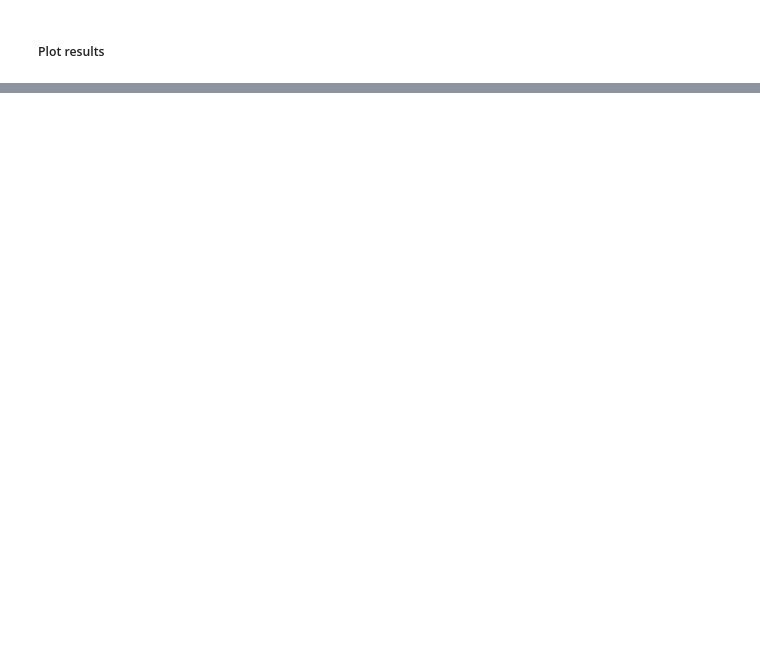
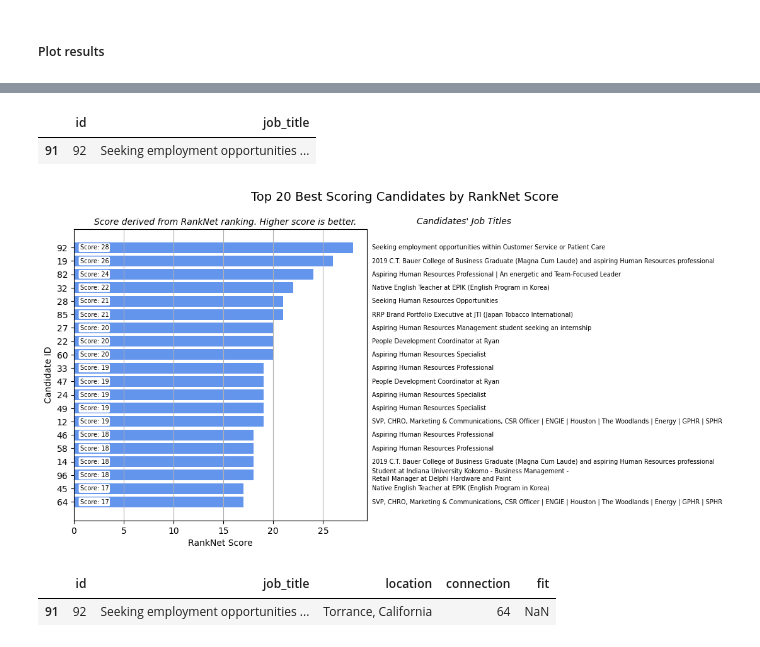
Before and after one commit to sralter/potential_talents, a Jupyter notebook: potential_talents_p2.ipynb, the cells around one changed output, grey strips where cells are left out. Saved outputs shown, nothing was run; the diff lists cells and outputs as text; code cells hidden in the pictures; blank space fills up the shorter version.

```diff
--- a/potential_talents_p2.ipynb
+++ b/potential_talents_p2.ipynb
@@ -883,2 +910,11 @@ final_ranking_df.head(10)
 # %% [markdown]
 ##### Plot results
+# %%
+# read in original data
+df = pd.read_csv('../data/3_data.csv')
+df['id'] = df['id'].astype(str)
+final_ranking_df['id'] = final_ranking_df['id'].astype(str)
+
+# add job_titles to final_ranking_df to match the IDs
+final_ranking_merged = pd.merge(final_ranking_df, df[['id','job_title']], on='id', how='left')
+final_ranking_merged.head()
@@ -885,67 +928,71 @@ final_ranking_df.head(10)
+# %%
+# check to make sure it worked - this job title should match above
+first_row = final_ranking_merged[:1]['id'][0] # get id
+df[['id','job_title']][df['id']==first_row]
+# %% [output]
+|  | id | job_title |
+| 91 | 92 | Seeking employment opportunities ... |
 # %%
-# Convert the 'id' column to string to ensure categorical labeling
-final_ranking_df['id'] = final_ranking_df['id'].astype(str)
-
-# define threshold above which we won't consider/display candidates
-threshold=3
-cumulative_scores_m_df_top = cumulative_scores_m_df[cumulative_scores_m_df['total_mean_score']<threshold]
+cutoff = 20
 
 # Plot the horizontal bar chart
-plt.figure(figsize=(6, 6))
-plt.barh(y=cumulative_scores_m_df_top['id'],
-         width=cumulative_scores_m_df_top['total_mean_score'],
+fig, ax = plt.subplots(figsize=(6, 6))
+plt.gca().invert_yaxis()
+plt.barh(y=final_ranking_merged[:cutoff]['id'],
+         width=final_ranking_merged[:cutoff]['score'],
          color='cornflowerblue')
 
+xmax = ax.get_xlim()[1]
+xmin = ax.get_xlim()[0]
+ymax = ax.get_ylim()[1]
+ymin = ax.get_ylim()[0]
+
 # Add labels with scores from specified columns on the bars
-for index, row in cumulative_scores_m_df_top.iterrows():
-    # Format the text to display the four specific scores for each bar
+for index, row in final_ranking_merged[:cutoff].iterrows():
+    # Format the text to display the scores for each bar
     label = (
-        f"Tfidf: {row['position_cosine_score']:.0f}, "
-        f"Word2Vec: {row['position_word2vec_score']:.0f}, "
-        f"GloVe: {row['position_glove_score']:.0f}, "
-        f"fastText: {row['position_fasttext_score']:.0f}, "
-        f"SBERT: {row['position_sbert_score']:.0f}"
+        f"Score: {row['score']:.0f}"
     )
     plt.text(
-        # row['total_mean_score'] / 2, # Center the text horizontally on the bar
-        0.1, # distance from y-axis
+        0.6, # distance from y-axis
         row['id'],
         label,
         ha='left',
         va='center',
         fontsize=7,
         color='black', # text color
-        bbox=dict(facecolor='white', edgecolor='none', boxstyle='round,pad=0.3') # White background
+        bbox=dict(facecolor='white', edgecolor='none', boxstyle='round,pad=0.2') # White background
     )
 
     # add the job_title to each corresponding applicant
     plt.text(
-        2.7,
+        xmax + 0.5,
         row['id'],
         f"{row['job_title']}",
         ha='left',
         va='center',
         fontsize=7,
         color='black'
     )
 
 # Add labels and title for clarity
 plt.ylabel('Candidate ID')
-plt.xlabel('Mean Overall Score')
-plt.suptitle('Best Scoring Candidates by Mean Overall Score', fontsize=14, x=1)
+plt.xlabel('RankNet Score')
+plt.suptitle(f'Top {cutoff} Best Scoring Candidates by RankNet Score', fontsize=14, x=1)
 
 # add subtitle
 axes=plt.gca()
 ylim=axes.get_ylim()
-plt.text(x=0.5, y=ylim[1]+0.5, # position just above highest y-limit
-         s='Score for each method. Lower score is better.', fontsize=10, style='italic', ha='left', va='center')
-plt.text(x=2.75, y=ylim[1]+0.35,
+plt.text(x=2, y=ymax-0.5, # position just above highest y-limit, note that axes are inverted
+         s='Score derived from RankNet ranking. Higher score is better.', fontsize=10, style='italic', ha='left', va='center')
+plt.text(x=xmax+5, y=ymax-0.4,
          s="Candidates' Job Titles", fontsize=10, style='italic')
 plt.grid(axis='x')
-# plt.gca().invert_yaxis()
 
-# plt.savefig('figures/3_overallscores.pdf',bbox_inches='tight')
-# plt.savefig('figures/3_overallscores.jpg',bbox_inches='tight')
-# plt.savefig('figures/3_overallscores.png',bbox_inches='tight')
+plt.savefig('figures/3_ranknet_results.pdf',bbox_inches='tight')
+plt.savefig('figures/3_ranknet_results.jpg',bbox_inches='tight')
+plt.savefig('figures/3_ranknet_results.png',bbox_inches='tight')
 
 plt.show()
+# %% [output]
+[figure, added]
@@ -955,0 +999,6 @@ plt.
+# %%
+# confirm the plot shows what we expect
+df[df['id']=='92']
+# %% [output]
+|  | id | job_title | location | connection | fit |
+| 91 | 92 | Seeking employment opportunities ... | Torrance, California | 64 | NaN |
```
Also changed, not shown: parts of 7 cells of this notebook, 6 other files.
